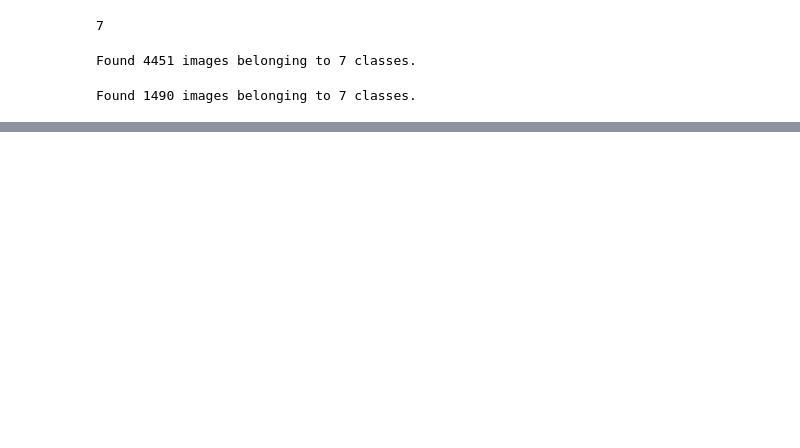
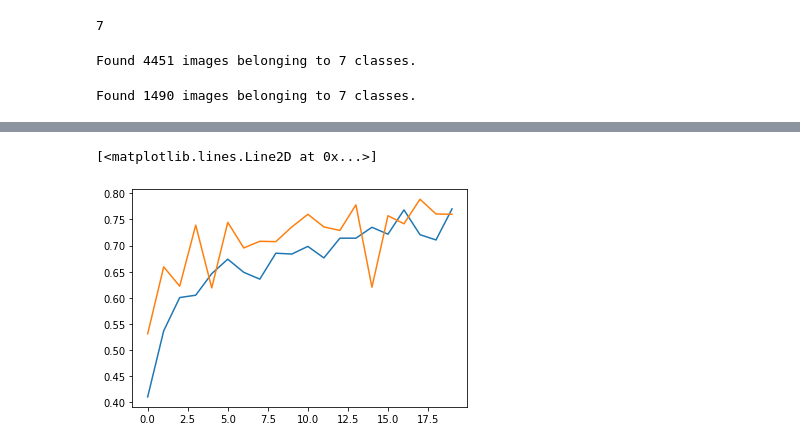
Before and after one commit to abhi-11nav/Random-Image-Classification, a Jupyter notebook: Image_Classification.ipynb, the cells around one changed output, grey strips where cells are left out. Cells and saved outputs as stored; diff of their text form; code cells hidden in the pictures; blank space fills up the shorter version.

```diff
--- a/Image_Classification.ipynb
+++ b/Image_Classification.ipynb
@@ -72,0 +179,6 @@ Found 1490 images belonging to 7 classes.
+# %%
+plt.plot(history.history["accuracy"])
+plt.plot(history.history["val_accuracy"])
+# %% [output]
+[<matplotlib.lines.Line2D at 0x...>]
+[figure, added]
```
Also changed, not shown: parts of 13 cells of this notebook.
